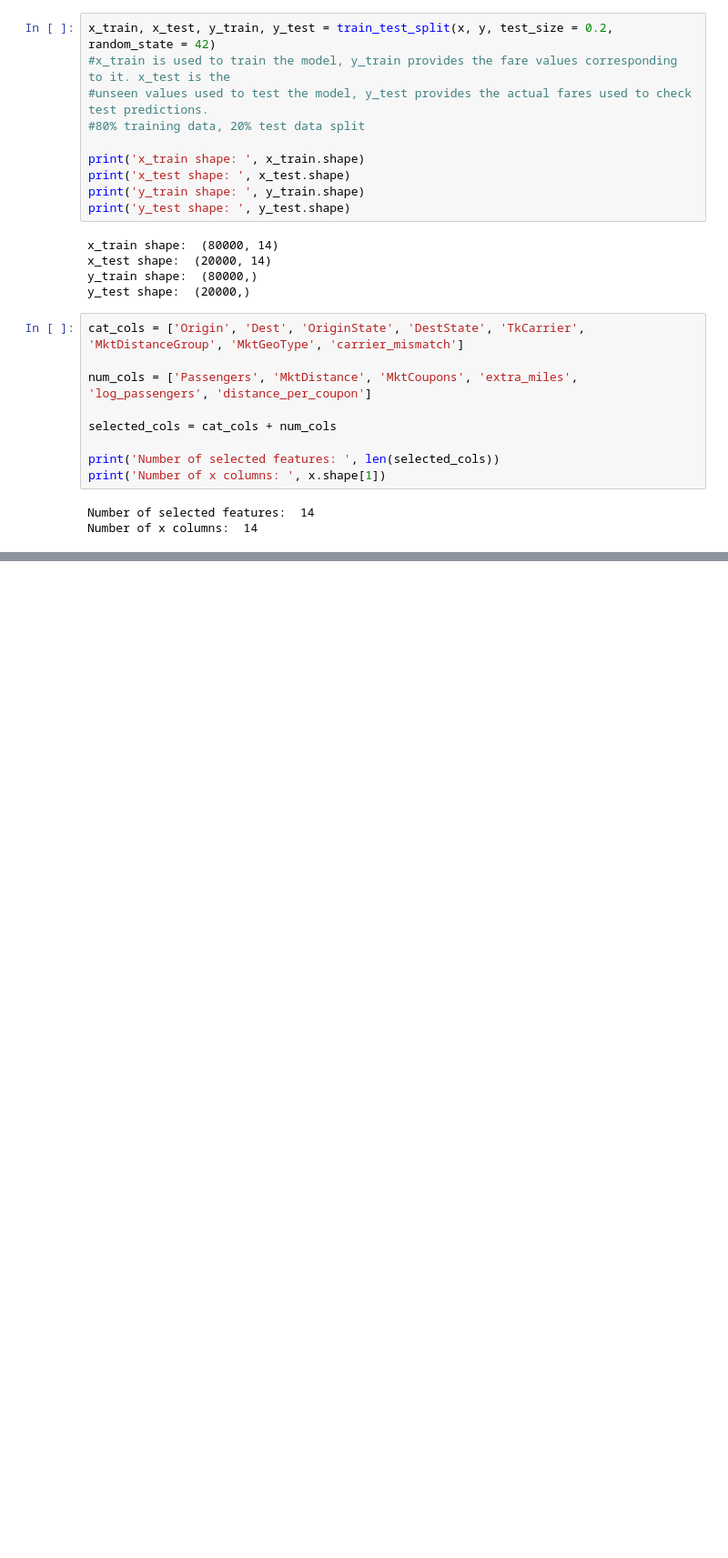
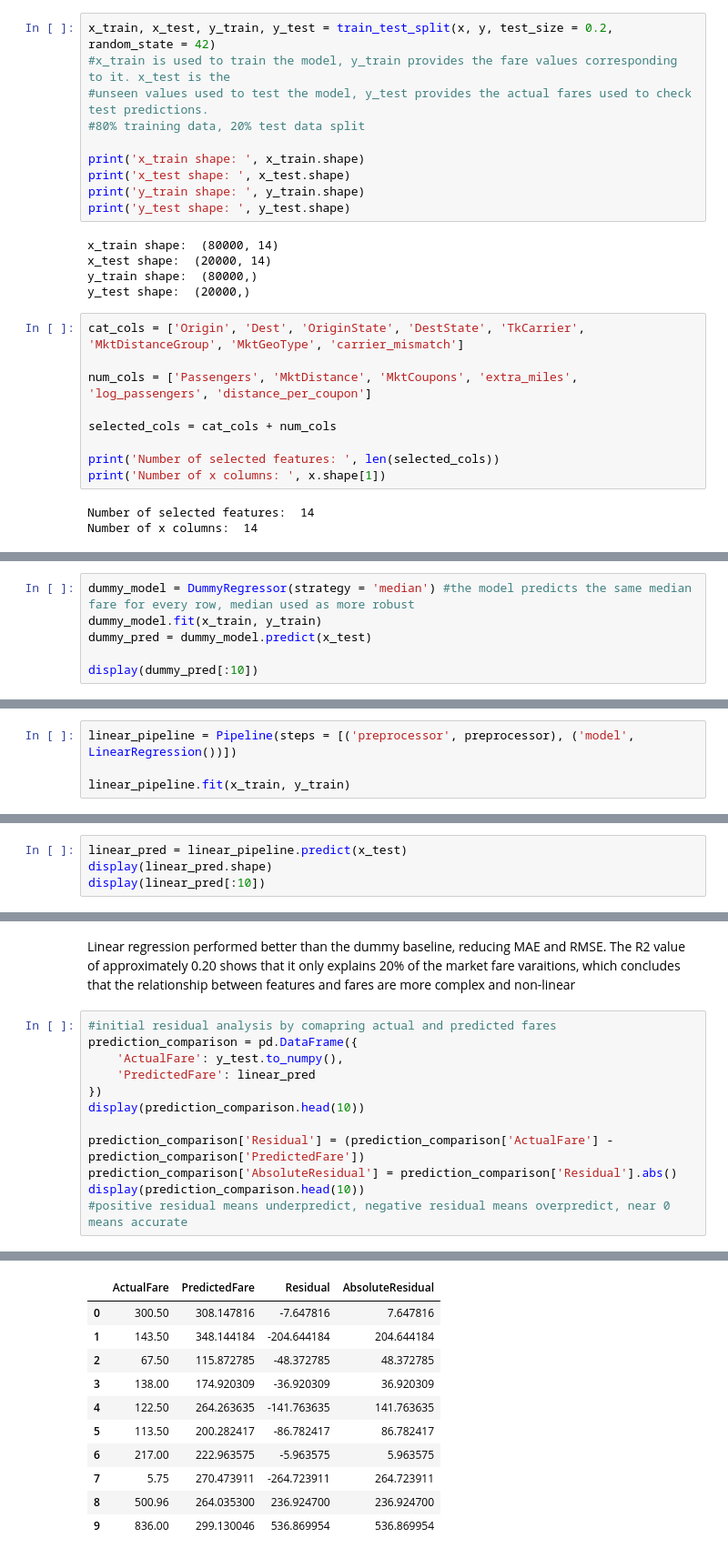
Before and after one commit to Anythingsaf22/Analyse-US-Domestic-flights, a Jupyter notebook: Notebooks/notebook4.ipynb, the cells around one changed output, grey strips where cells are left out. Shown at 91% size. Saved outputs shown, nothing was run; the diff lists cells and outputs as text; blank space fills up the shorter version.

Commit message:
Created the dummy median model and linear regression model. Did a comparison of both and some analysis

```diff
--- a/Notebooks/notebook4.ipynb
+++ b/Notebooks/notebook4.ipynb
@@ -151,0 +167,6 @@ preprocessor = ColumnTransformer(transformers =
+# %%
+dummy_model = DummyRegressor(strategy = 'median') #the model predicts the same median fare for every row, median used as more robust
+dummy_model.fit(x_train, y_train)
+dummy_pred = dummy_model.predict(x_test)
+
+display(dummy_pred[:10])
@@ -151,0 +200,4 @@ preprocessor = ColumnTransformer(transformers =
+# %%
+linear_pipeline = Pipeline(steps = [('preprocessor', preprocessor), ('model', LinearRegression())])
+
+linear_pipeline.fit(x_train, y_train)
@@ -151,0 +220,4 @@ preprocessor = ColumnTransformer(transformers =
+# %%
+linear_pred = linear_pipeline.predict(x_test)
+display(linear_pred.shape)
+display(linear_pred[:10])
@@ -151,0 +252,15 @@ preprocessor = ColumnTransformer(transformers =
+# %% [markdown]
+Linear regression performed better than the dummy baseline, reducing MAE and RMSE. The R2 value of approximately 0.20 shows that it only explains 20% of the market fare varaitions, which concludes that the relationship between features and fares are more complex and non-linear
+# %%
+#initial residual analysis by comapring actual and predicted fares
+prediction_comparison = pd.DataFrame({
+    'ActualFare': y_test.to_numpy(),
+    'PredictedFare': linear_pred
+})
+display(prediction_comparison.head(10))
+
+prediction_comparison['Residual'] = (prediction_comparison['ActualFare'] - prediction_comparison['PredictedFare'])
+prediction_comparison['AbsoluteResidual'] = prediction_comparison['Residual'].abs()
+display(prediction_comparison.head(10))
+#positive residual means underpredict, negative residual means overpredict, near 0 means accurate
+# %% [output]
@@ -151,0 +278,11 @@ preprocessor = ColumnTransformer(transformers =
+|  | ActualFare | PredictedFare | Residual | AbsoluteResidual |
+| 0 | 300.50 | 308.147816 | -7.647816 | 7.647816 |
+| 1 | 143.50 | 348.144184 | -204.644184 | 204.644184 |
+| 2 | 67.50 | 115.872785 | -48.372785 | 48.372785 |
+| 3 | 138.00 | 174.920309 | -36.920309 | 36.920309 |
+| 4 | 122.50 | 264.263635 | -141.763635 | 141.763635 |
+| 5 | 113.50 | 200.282417 | -86.782417 | 86.782417 |
+| 6 | 217.00 | 222.963575 | -5.963575 | 5.963575 |
+| 7 | 5.75 | 270.473911 | -264.723911 | 264.723911 |
+| 8 | 500.96 | 264.035300 | 236.924700 | 236.924700 |
+| 9 | 836.00 | 299.130046 | 536.869954 | 536.869954 |
```
Also changed, not shown: parts of 13 cells of this notebook.
